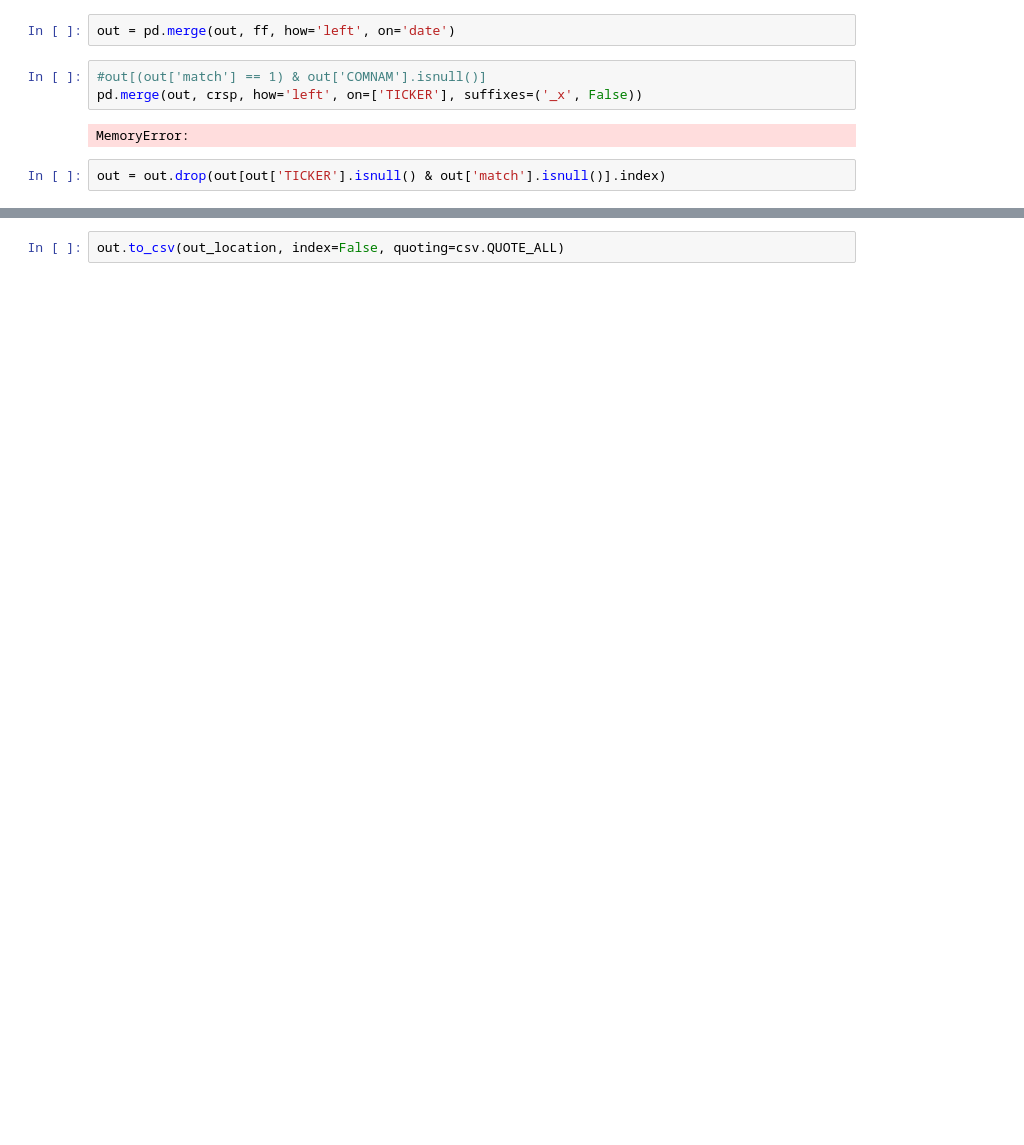
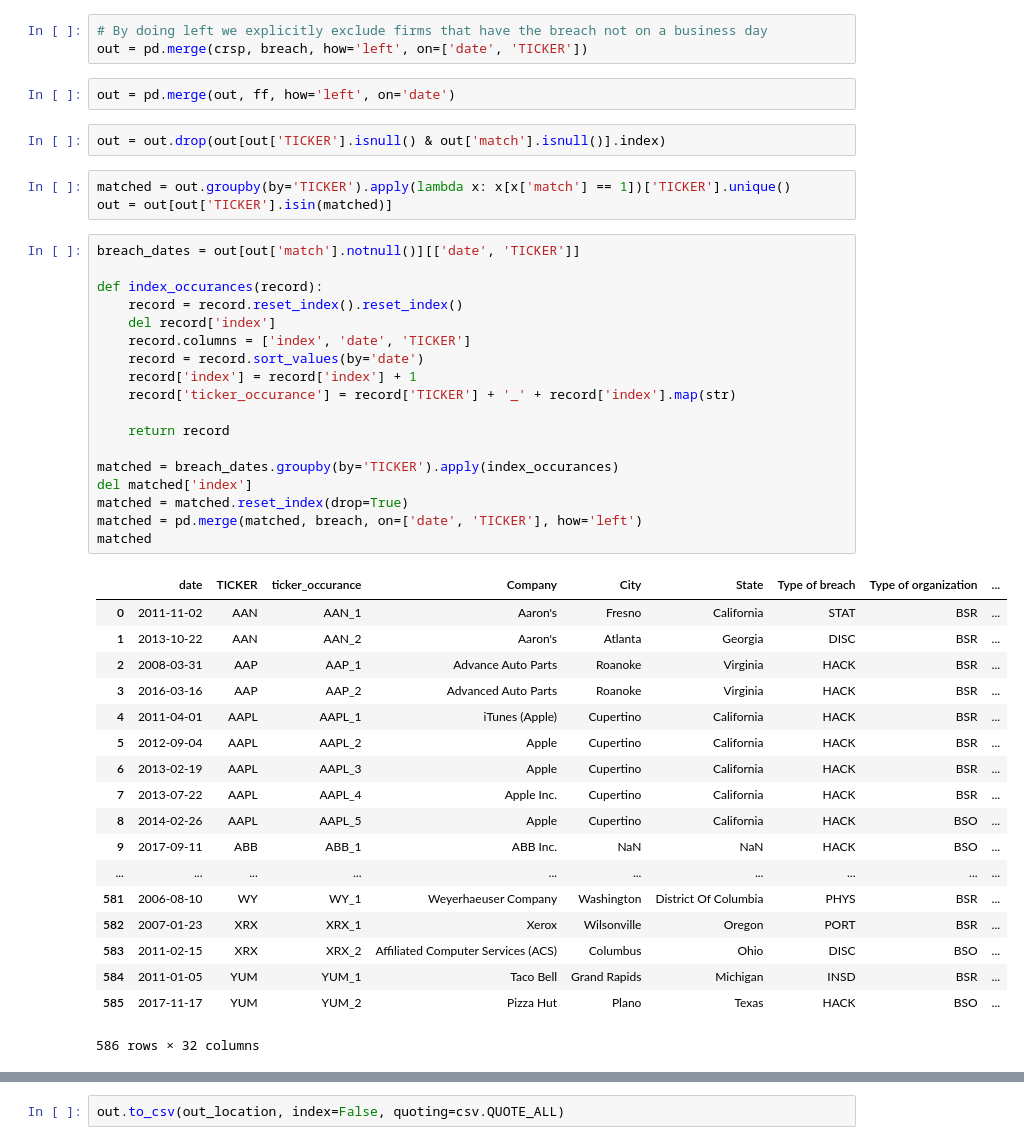
Before and after one commit to e-hall-hoffarth/honours_thesis, a Jupyter notebook: notebook/merge_crsp.ipynb, the cells around one changed output, grey strips where cells are left out. Saved outputs shown, nothing was run; the diff lists cells and outputs as text; blank space fills up the shorter version.

```diff
--- a/notebook/merge_crsp.ipynb
+++ b/notebook/merge_crsp.ipynb
@@ -41,9 +43,47 @@ out = pd.merge(crsp, breach, how='outer', on=['date', 'TICKER'])
+# %%
+# By doing left we explicitly exclude firms that have the breach not on a business day
+out = pd.merge(crsp, breach, how='left', on=['date', 'TICKER'])
 # %%
 out = pd.merge(out, ff, how='left', on='date')
-# %%
-#out[(out['match'] == 1) & out['COMNAM'].isnull()]
-pd.merge(out, crsp, how='left', on=['TICKER'], suffixes=('_x', False))
-# %% [output]
-MemoryError:
 # %%
 out = out.drop(out[out['TICKER'].isnull() & out['match'].isnull()].index)
+# %%
+matched = out.groupby(by='TICKER').apply(lambda x: x[x['match'] == 1])['TICKER'].unique()
+out = out[out['TICKER'].isin(matched)]
+# %%
+breach_dates = out[out['match'].notnull()][['date', 'TICKER']]
+
+def index_occurances(record):
+    record = record.reset_index().reset_index()
+    del record['index']
+    record.columns = ['index', 'date', 'TICKER']
+    record = record.sort_values(by='date')
+    record['index'] = record['index'] + 1
+    record['ticker_occurance'] = record['TICKER'] + '_' + record['index'].map(str)
+
+    return record
+
+matched = breach_dates.groupby(by='TICKER').apply(index_occurances)
+del matched['index']
+matched = matched.reset_index(drop=True)
+matched = pd.merge(matched, breach, on=['date', 'TICKER'], how='left')
+matched
+# %% [output]
+|  | date | TICKER | ticker_occurance | Company | City | State | Type of breach | Type of organization | ... |
+| 0 | 2011-11-02 | AAN | AAN_1 | Aaron's | Fresno | California | STAT | BSR | ... |
+| 1 | 2013-10-22 | AAN | AAN_2 | Aaron's | Atlanta | Georgia | DISC | BSR | ... |
+| 2 | 2008-03-31 | AAP | AAP_1 | Advance Auto Parts | Roanoke | Virginia | HACK | BSR | ... |
+| 3 | 2016-03-16 | AAP | AAP_2 | Advanced Auto Parts | Roanoke | Virginia | HACK | BSR | ... |
+| 4 | 2011-04-01 | AAPL | AAPL_1 | iTunes (Apple) | Cupertino | California | HACK | BSR | ... |
+| 5 | 2012-09-04 | AAPL | AAPL_2 | Apple | Cupertino | California | HACK | BSR | ... |
+| 6 | 2013-02-19 | AAPL | AAPL_3 | Apple | Cupertino | California | HACK | BSR | ... |
+| 7 | 2013-07-22 | AAPL | AAPL_4 | Apple Inc. | Cupertino | California | HACK | BSR | ... |
+| 8 | 2014-02-26 | AAPL | AAPL_5 | Apple | Cupertino | California | HACK | BSO | ... |
+| 9 | 2017-09-11 | ABB | ABB_1 | ABB Inc. | NaN | NaN | HACK | BSO | ... |
+| ... | ... | ... | ... | ... | ... | ... | ... | ... | ... |
+| 581 | 2006-08-10 | WY | WY_1 | Weyerhaeuser Company | Washington | District Of Columbia | PHYS | BSR | ... |
+| 582 | 2007-01-23 | XRX | XRX_1 | Xerox | Wilsonville | Oregon | PORT | BSR | ... |
+| 583 | 2011-02-15 | XRX | XRX_2 | Affiliated Computer Services (ACS) | Columbus | Ohio | DISC | BSO | ... |
+| 584 | 2011-01-05 | YUM | YUM_1 | Taco Bell | Grand Rapids | Michigan | INSD | BSR | ... |
+| 585 | 2017-11-17 | YUM | YUM_2 | Pizza Hut | Plano | Texas | HACK | BSO | ... |
+586 rows × 32 columns
```
Also changed, not shown: parts of 6 cells of this notebook, 40 other files.
